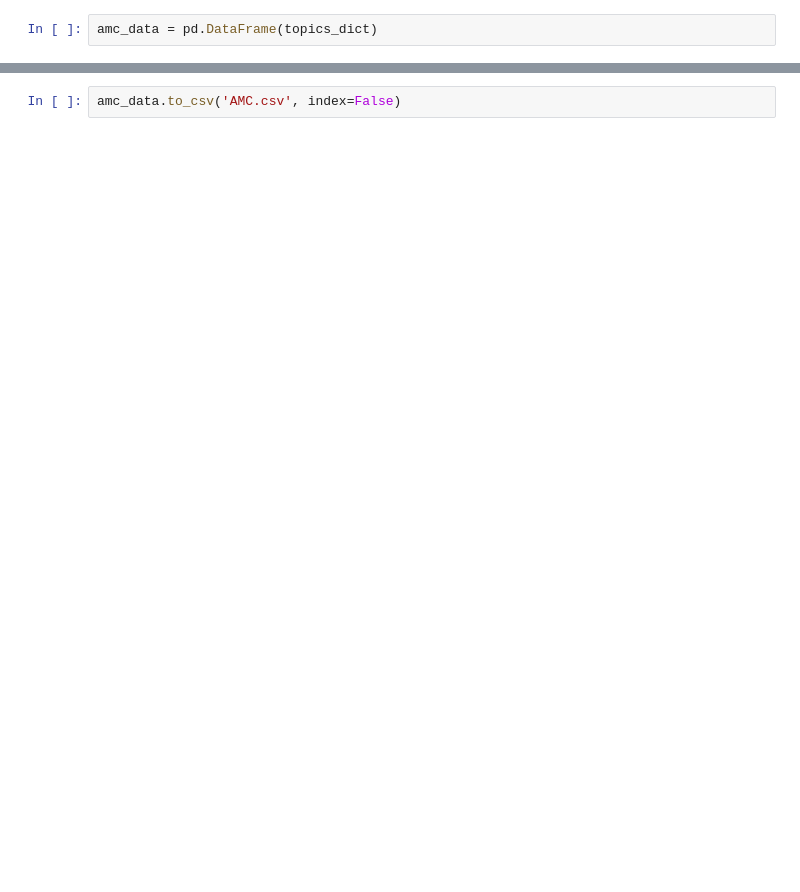
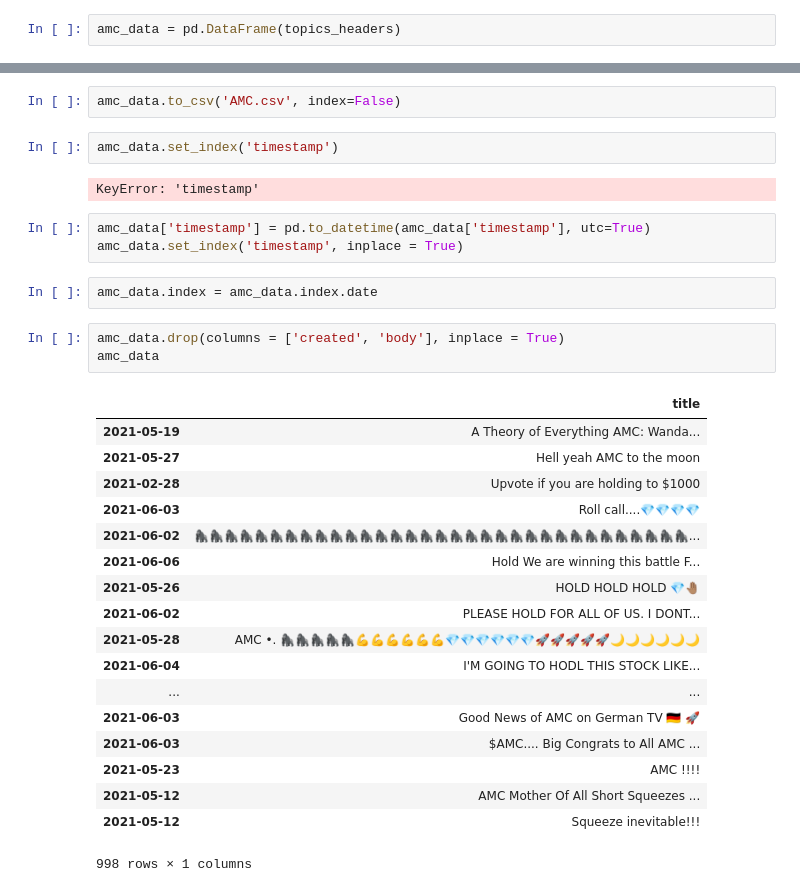
Before and after one commit to iAmSeanzie/Group_MemeStock_Project, a Jupyter notebook: Reddit_API/AMC.ipynb, the cells around one changed output, grey strips where cells are left out. Drawn from its saved outputs; the diff is of its cells as text; blank space fills up the shorter version.

```diff
--- a/Reddit_API/AMC.ipynb
+++ b/Reddit_API/AMC.ipynb
@@ -46,7 +61,7 @@ for submission in top_subreddit:
     topics_headers["created"].append(submission.created)
     topics_headers["body"].append(submission.selftext)
 # %%
-amc_data = pd.DataFrame(topics_dict)
+amc_data = pd.DataFrame(topics_headers)
 # %%
 def get_date(created):
     return dt.datetime.fromtimestamp(created)
@@ -77,2 +93,33 @@ amc_data
 # %%
 amc_data.to_csv('AMC.csv', index=False)
+# %%
+amc_data.set_index('timestamp')
+# %% [output]
+KeyError: 'timestamp'
+# %%
+amc_data['timestamp'] = pd.to_datetime(amc_data['timestamp'], utc=True)
+amc_data.set_index('timestamp', inplace = True)
+# %%
+amc_data.index = amc_data.index.date
+# %%
+amc_data.drop(columns = ['created', 'body'], inplace = True)
+amc_data
+# %% [output]
+|  | title |
+| 2021-05-19 | A Theory of Everything AMC: Wanda... |
+| 2021-05-27 | Hell yeah AMC to the moon |
+| 2021-02-28 | Upvote if you are holding to $1000 |
+| 2021-06-03 | Roll call....💎💎💎💎 |
+| 2021-06-02 | 🦍🦍🦍🦍🦍🦍🦍🦍🦍🦍🦍🦍🦍🦍🦍🦍🦍🦍🦍🦍🦍🦍🦍🦍🦍🦍🦍🦍🦍🦍🦍🦍🦍... |
+| 2021-06-06 | Hold We are winning this battle F... |
+| 2021-05-26 | HOLD HOLD HOLD 💎🤚🏽 |
+| 2021-06-02 | PLEASE HOLD FOR ALL OF US. I DONT... |
+| 2021-05-28 | AMC •. 🦍🦍🦍🦍🦍💪💪💪💪💪💪💎💎💎💎💎💎🚀🚀🚀🚀🚀🌙🌙🌙🌙🌙🌙 |
+| 2021-06-04 | I'M GOING TO HODL THIS STOCK LIKE... |
+| ... | ... |
+| 2021-06-03 | Good News of AMC on German TV 🇩🇪 🚀 |
+| 2021-06-03 | $AMC.... Big Congrats to All AMC ... |
+| 2021-05-23 | AMC !!!! |
+| 2021-05-12 | AMC Mother Of All Short Squeezes ... |
+| 2021-05-12 | Squeeze inevitable!!! |
+998 rows × 1 columns
```
Also changed, not shown: parts of 12 cells of this notebook, 10 other files.
